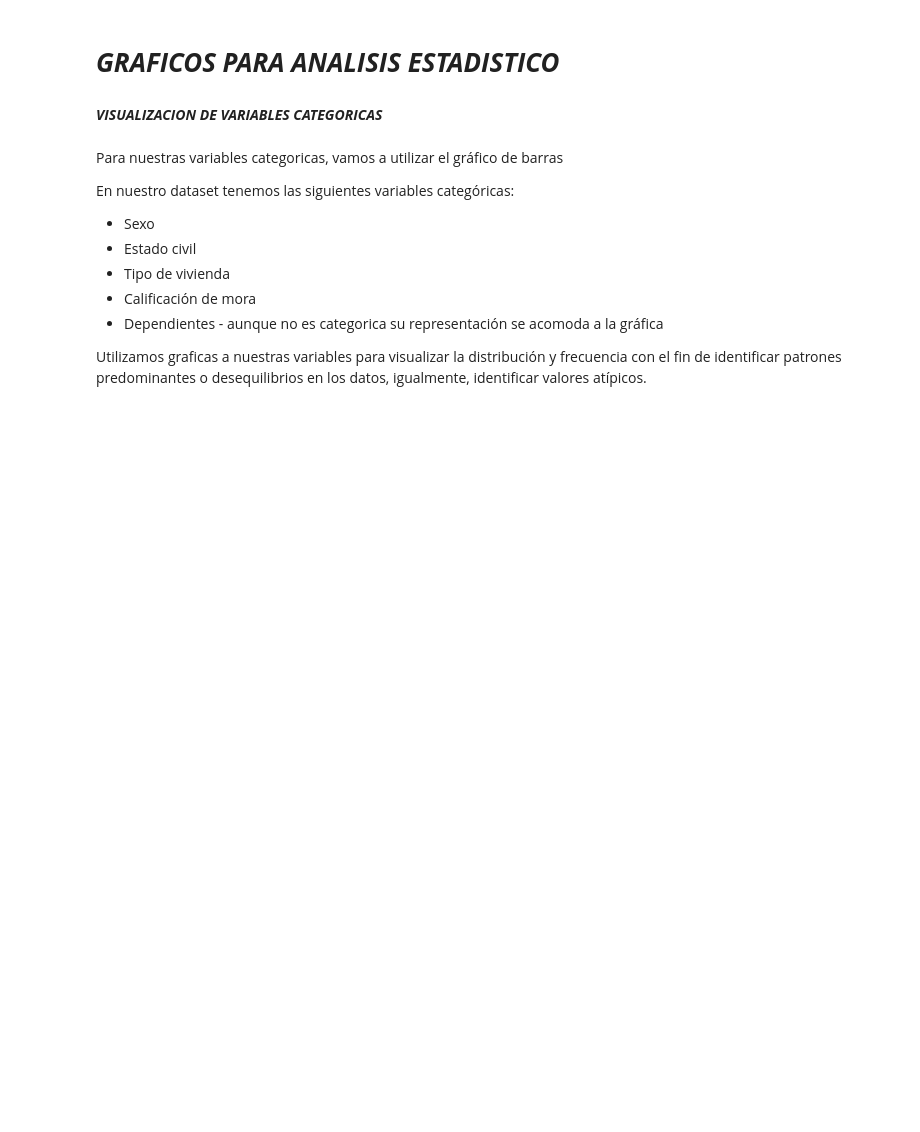
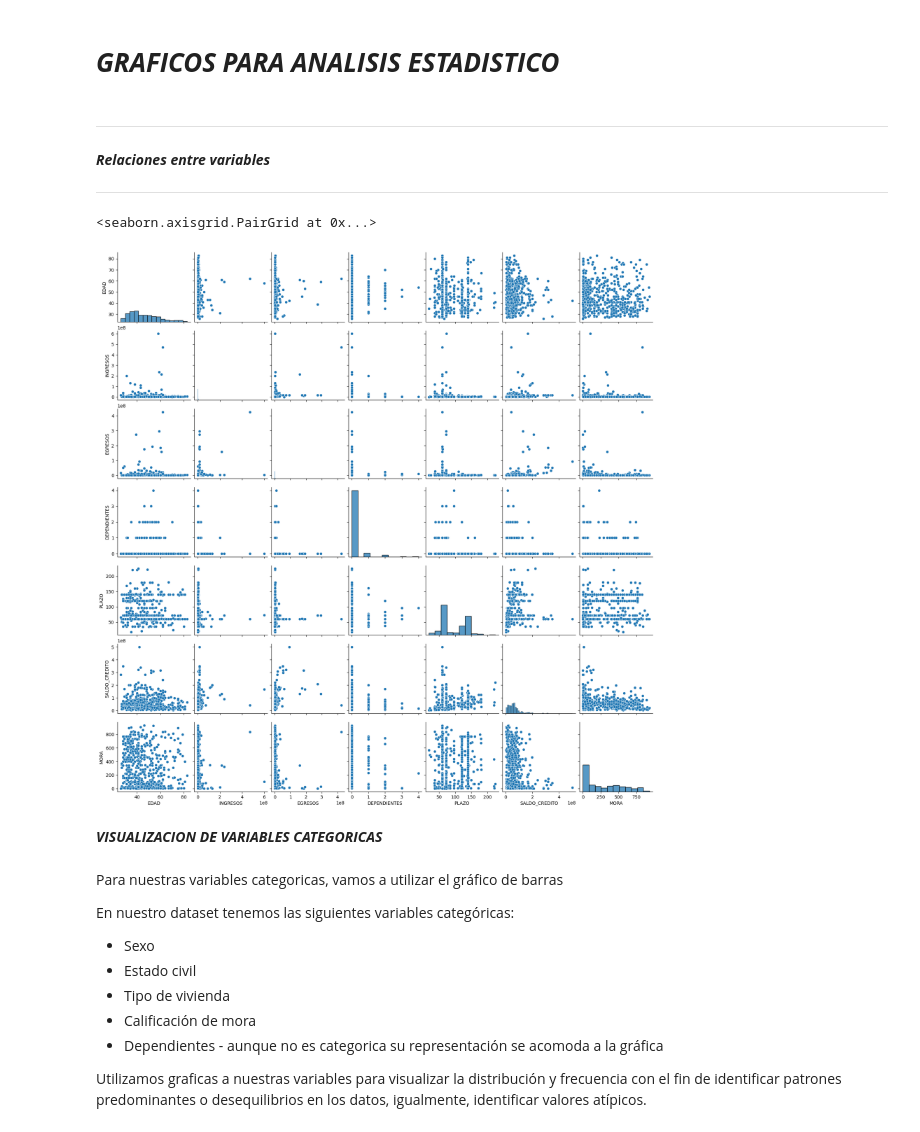
Before and after one commit to YesidCastelblanco/Presentacion_Proyecto_Analisis_de_datos, a Jupyter notebook: Proyecto_Final_Analisis_completo_del_dataset.ipynb, the cells around one changed output. Drawn from its saved outputs; the diff is of its cells as text; code cells hidden in the pictures; blank space fills up the shorter version.

```diff
--- a/Proyecto_Final_Analisis_completo_del_dataset.ipynb
+++ b/Proyecto_Final_Analisis_completo_del_dataset.ipynb
@@ -1128,5 +1360,20 @@ print(df)
 # %% [markdown]
 # ***GRAFICOS PARA ANALISIS ESTADISTICO***
+# %% [markdown]
+
+
+---
+
+
+***Relaciones entre variables***
+
+
+---
+# %%
+sns.pairplot(df)
+# %% [output]
+<seaborn.axisgrid.PairGrid at 0x...>
+[figure, added]
 # %% [markdown]
 ***VISUALIZACION DE VARIABLES CATEGORICAS***
 # %% [markdown]
```
Also changed, not shown: parts of 16 cells of this notebook.
